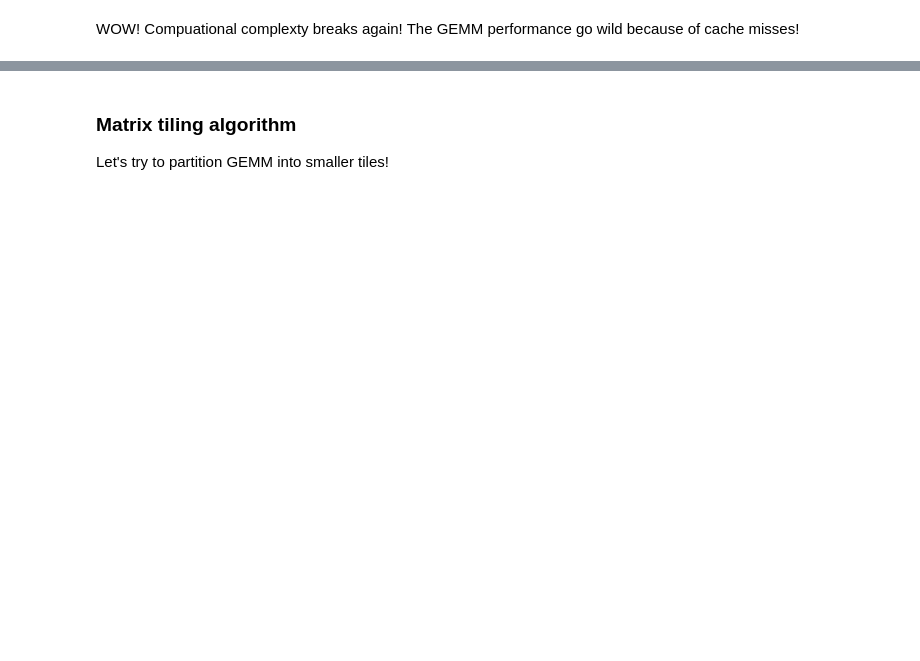
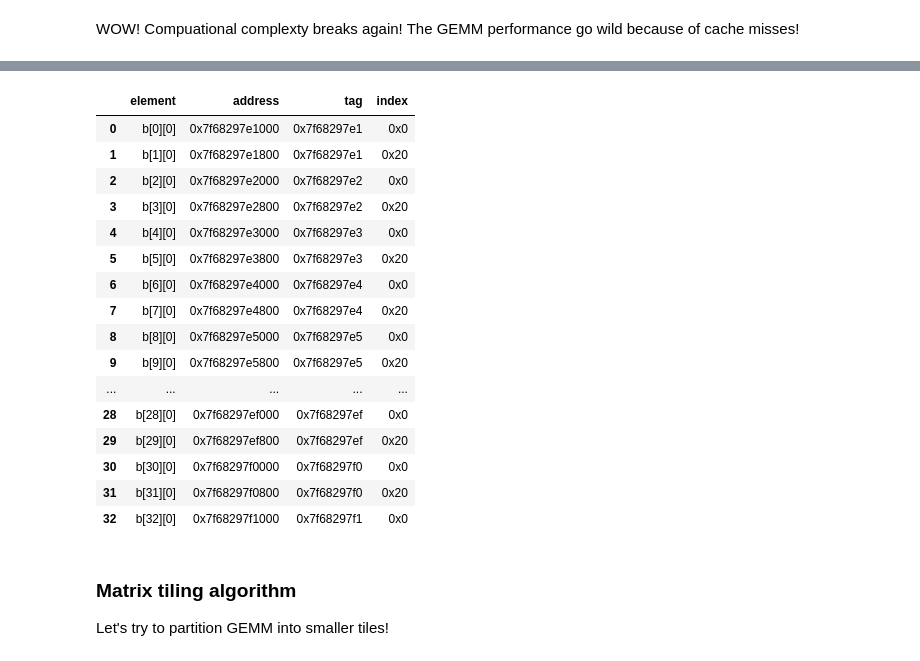
Before and after one commit to CS203UCR/2022fa, a Jupyter notebook: demo/memory/software_optimizations.ipynb, the cells around one changed output, grey strips where cells are left out. Cells and saved outputs as stored; diff of their text form; code cells hidden in the pictures; blank space fills up the shorter version.

```diff
--- a/demo/memory/software_optimizations.ipynb
+++ b/demo/memory/software_optimizations.ipynb
@@ -72,3 +152,41 @@ WOW! Compuational complexty breaks again! The GEMM performance go wild because o
+# %%
+! echo "element,address" > mm_dump_addresses_digest.csv
+! head -n 101 mm_dump_address.csv | grep "b\[" >> mm_dump_addresses_digest.csv
+df = pd.read_csv("mm_dump_addresses_digest.csv",skipfooter=1,engine='python')
+df["address"] = df["address"].str.replace('0x','')
+df["address"]=df[["address"]].apply(lambda x: x.astype(str).map(lambda x: int(x, base=16)))
+# only show the first N addresses
+#N = 32
+#df2 = df2.iloc[:N]
+C = 32768
+B = 64
+A = 8
+offset_bits = int(math.log2(B))
+S = int(C/(B*A))
+index_bits = int(math.log2(S))
+df["tag"]=(df["address"].apply(lambda x: x >> (offset_bits+index_bits)))
+df["tag"] = df["tag"].apply(lambda x: hex(x))
+df["index"] = df["address"].apply(lambda x: hex((x>>offset_bits)%S))
+df["address"] = df["address"].apply(lambda x: hex(x))
+display_df_mono(df)
+# %% [output]
+|  | element | address | tag | index |
+| 0 | b[0][0] | 0x7f68297e1000 | 0x7f68297e1 | 0x0 |
+| 1 | b[1][0] | 0x7f68297e1800 | 0x7f68297e1 | 0x20 |
+| 2 | b[2][0] | 0x7f68297e2000 | 0x7f68297e2 | 0x0 |
+| 3 | b[3][0] | 0x7f68297e2800 | 0x7f68297e2 | 0x20 |
+| 4 | b[4][0] | 0x7f68297e3000 | 0x7f68297e3 | 0x0 |
+| 5 | b[5][0] | 0x7f68297e3800 | 0x7f68297e3 | 0x20 |
+| 6 | b[6][0] | 0x7f68297e4000 | 0x7f68297e4 | 0x0 |
+| 7 | b[7][0] | 0x7f68297e4800 | 0x7f68297e4 | 0x20 |
+| 8 | b[8][0] | 0x7f68297e5000 | 0x7f68297e5 | 0x0 |
+| 9 | b[9][0] | 0x7f68297e5800 | 0x7f68297e5 | 0x20 |
+| ... | ... | ... | ... | ... |
+| 28 | b[28][0] | 0x7f68297ef000 | 0x7f68297ef | 0x0 |
+| 29 | b[29][0] | 0x7f68297ef800 | 0x7f68297ef | 0x20 |
+| 30 | b[30][0] | 0x7f68297f0000 | 0x7f68297f0 | 0x0 |
+| 31 | b[31][0] | 0x7f68297f0800 | 0x7f68297f0 | 0x20 |
+| 32 | b[32][0] | 0x7f68297f1000 | 0x7f68297f1 | 0x0 |
 # %% [markdown]
 ### Matrix tiling algorithm
 
```
Also changed, not shown: parts of 23 cells of this notebook, 5 other files.
